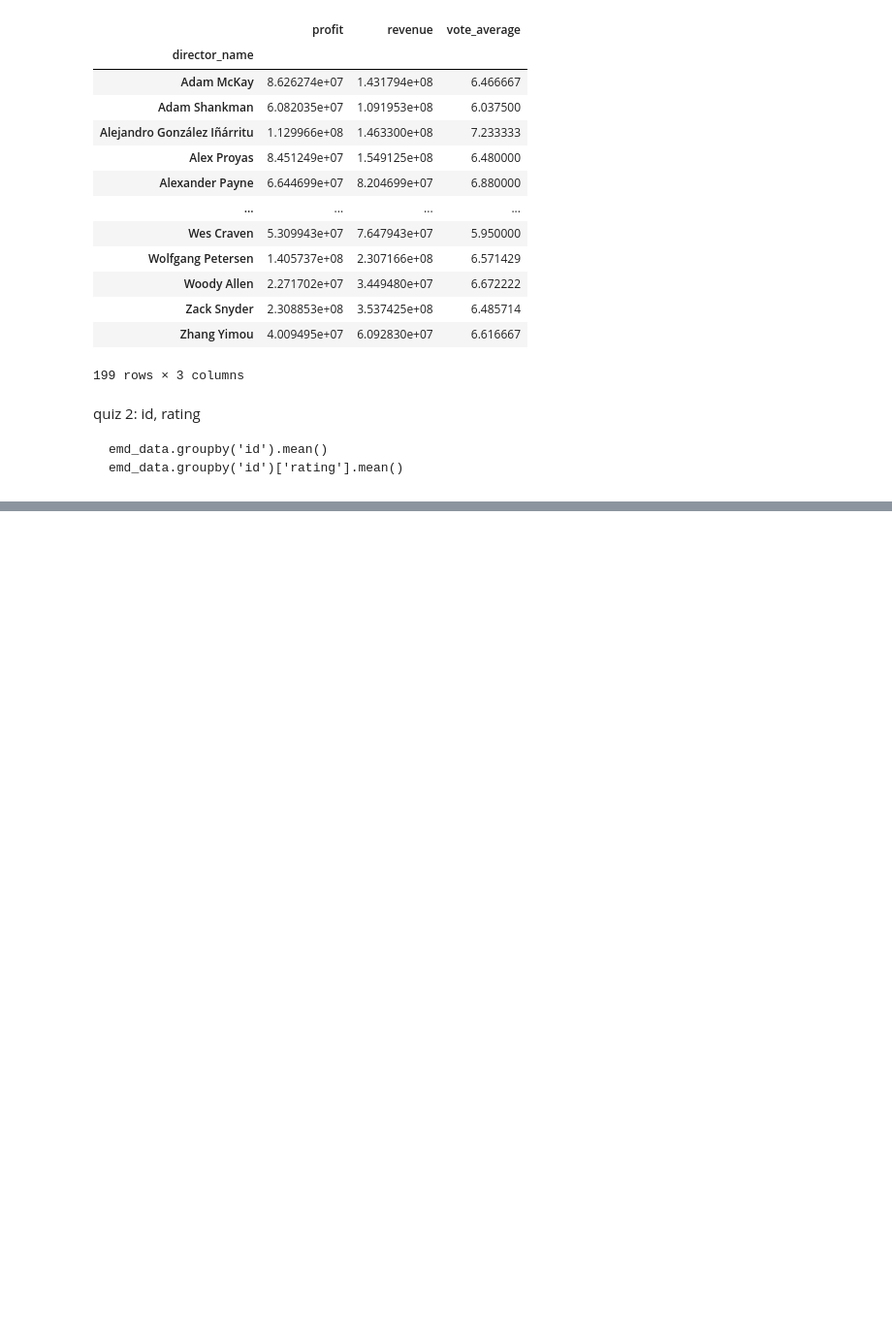
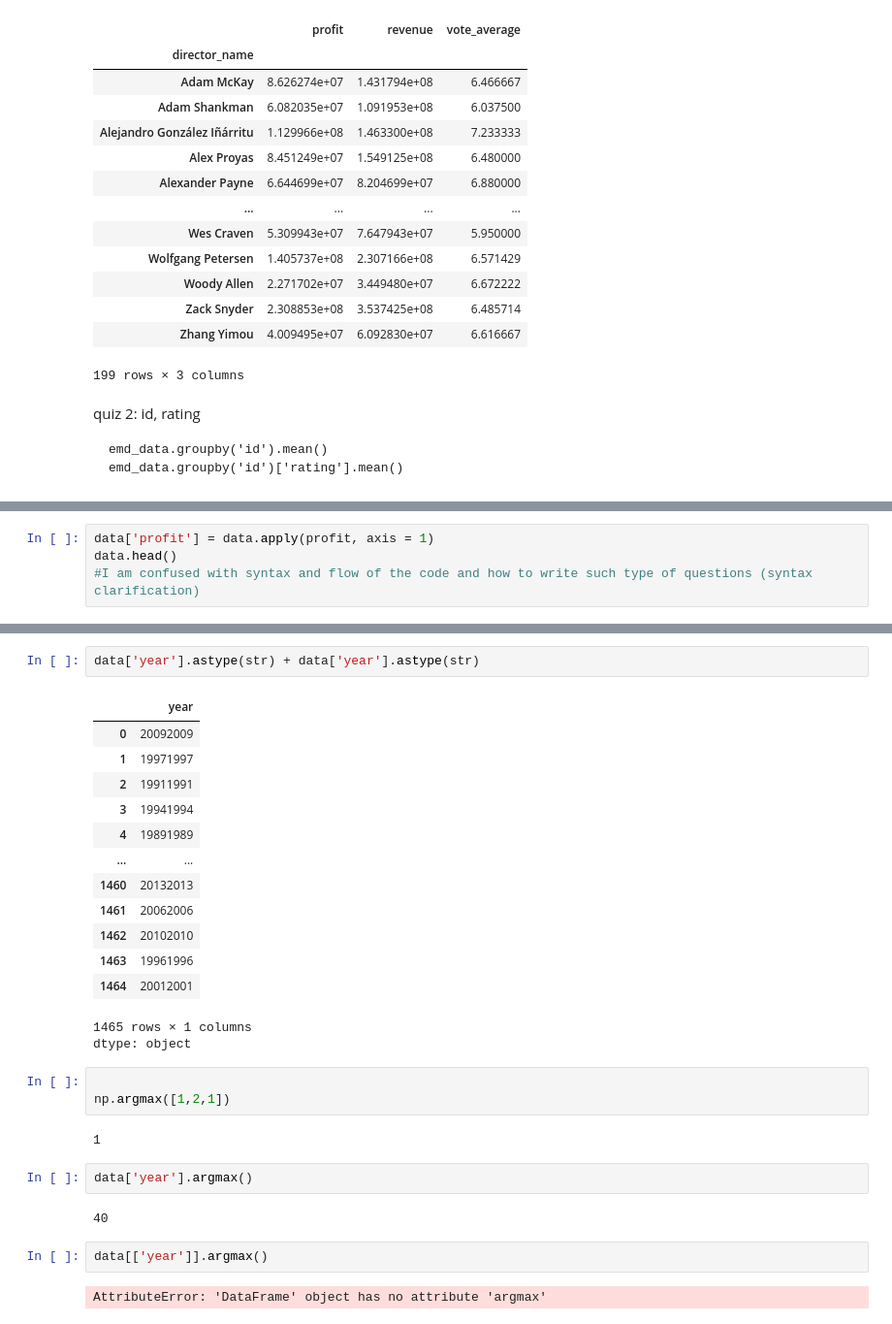
Before and after one commit to SachinScaler/DAV1Aug24, a Jupyter notebook: Pandas_3|Lecture.ipynb, the cells around one changed output, grey strips where cells are left out. Shown at 97% size. Drawn from its saved outputs; the diff is of its cells as text; blank space fills up the shorter version.

```diff
--- a/Pandas_3|Lecture.ipynb
+++ b/Pandas_3|Lecture.ipynb
@@ -607,0 +693,4 @@ productive: title_count/yrs_active for example let's say director d made his fir
+# %%
+data['profit'] = data.apply(profit, axis = 1)
+data.head()
+#I am confused with syntax and flow of the code and how to write such type of questions (syntax clarification)
@@ -607,0 +726,30 @@ productive: title_count/yrs_active for example let's say director d made his fir
+# %%
+data['year'].astype(str) + data['year'].astype(str)
+# %% [output]
+|  | year |
+| 0 | 20092009 |
+| 1 | 19971997 |
+| 2 | 19911991 |
+| 3 | 19941994 |
+| 4 | 19891989 |
+| ... | ... |
+| 1460 | 20132013 |
+| 1461 | 20062006 |
+| 1462 | 20102010 |
+| 1463 | 19961996 |
+| 1464 | 20012001 |
+1465 rows × 1 columns
+dtype: object
+# %%
+
+np.argmax([1,2,1])
+# %% [output]
+1
+# %%
+data['year'].argmax()
+# %% [output]
+40
+# %%
+data[['year']].argmax()
+# %% [output]
+AttributeError: 'DataFrame' object has no attribute 'argmax'
```
Also changed, not shown: parts of 16 cells of this notebook.
